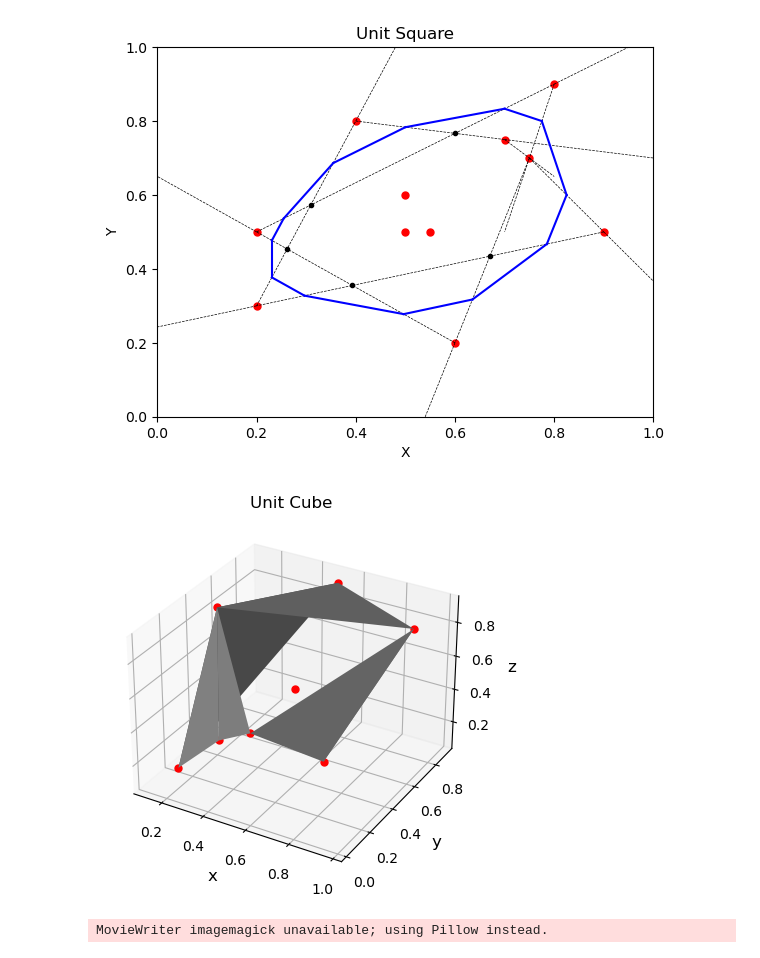
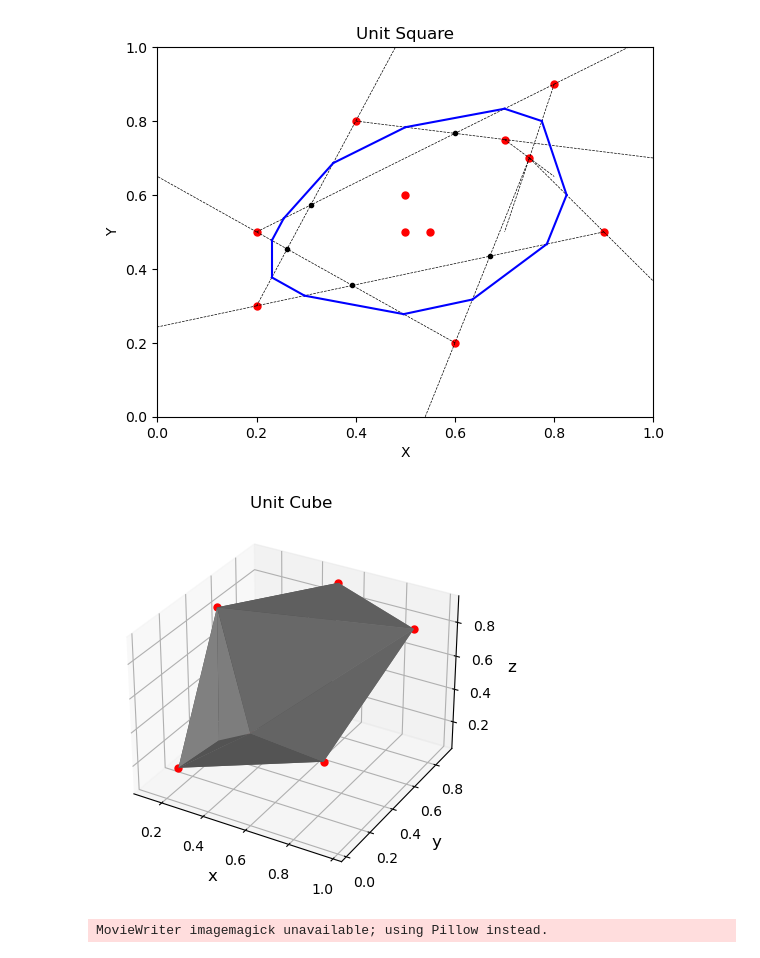
Before and after one commit to kmccoy3/3D-DataReduction-DataVis, a Jupyter notebook: sandbox.ipynb, the cells around one changed output. Saved outputs shown, nothing was run; the diff lists cells and outputs as text; code cells hidden in the pictures.

```diff
--- a/sandbox.ipynb
+++ b/sandbox.ipynb
@@ -269,7 +274,7 @@ plt.savefig('SE.png', dpi=300)
 # %% [output]
 [figure]
 # %%
-class point():
+class Point():
     def __init__(self, x=0, y=0, z=0):
         self.xyz = np.array([x, y, z])
         self.x = x
@@ -294,7 +299,7 @@ class point():
         ax.plot3D(self.x, self.y, self.z, 'o', color=col, ms=size)
 
 
-class line():
+class Line():
     def __init__(self, point1, point2):
         self.point1 = point1
         self.point2 = point2
@@ -335,7 +340,7 @@ class line():
     def midpoint(self):
         p1 = self.point1
         p2 = self.point2
-        return point((p1.x+p2.x)/2, (p1.y+p2.y)/2)
+        return Point((p1.x+p2.x)/2, (p1.y+p2.y)/2)
 
 
 
@@ -348,24 +353,24 @@ def intersect(line1, line2):
 
     s = np.vstack([a1,a2,b1,b2])        # s for stacked
     h = np.hstack((s, np.ones((4, 1)))) # h for homogeneous
-    l1 = np.cross(h[0], h[1])           # get first line
-    l2 = np.cross(h[2], h[3])           # get second line
-    x, y, z = np.cross(l1, l2)          # point of intersection
+    l1 = np.cross(h[0], h[1])           # get first Line
+    l2 = np.cross(h[2], h[3])           # get second Line
+    x, y, z = np.cross(l1, l2)          # Point of intersection
     if z == 0:                          # lines are parallel
         raise ZeroDivisionError("division by zero")
-    return point(x/z, y/z)
+    return Point(x/z, y/z)
 
 
 
-class plane():
+class Plane():
     def __init__(self, point1, point2, point3):
         self.point1 = point1
         self.point2 = point2
         self.point3 = point3
 
-        self.line1 = line(point1, point2)
-        self.line2 = line(point2, point3)
-        self.line3 = line(point3, point1)
+        self.line1 = Line(point1, point2)
+        self.line2 = Line(point2, point3)
+        self.line3 = Line(point3, point1)
 
         self.normal = np.cross(point2.xyz-point1.xyz, point3.xyz-point1.xyz)
 
@@ -417,51 +422,44 @@ class plane():
 
         return lefts
 # %%
+# %matplotlib widget
+
 fig = plt.figure()
 ax = plt.axes(projection ='3d')
 
 rand.seed(3)
 num_points = 11
 points_list = []
 for i in range(num_points):
-    points_list.append(point(rs(), rs(), rs()))
+    points_list.append(Point(rs(), rs(), rs()))
     points_list[i].plot_point(ax, col='r')
 
 
 
 
 planes_list = []
 
 
 for i, j, k in combinations(range(num_points), 3):
 
 
-    test_plane = plane(points_list[i], points_list[j], points_list[k])
+    test_plane = Plane(points_list[i], points_list[j], points_list[k])
 
-    other_points = [x for x in points_list if x!=points_list[i] and x!=points_list[j] and x!=points_list[k]]
+    other_points = [x for x in points_list if (x!=points_list[i] and x!=points_list[j] and x!=points_list[k])]
 
     bools = test_plane.isLeft(other_points)
 
-    if sum(bools) == 0:
+    if sum(bools) == 0 or sum(bools) == num_points-3:
 
         planes_list.append(test_plane)
         test_plane.plot_plane(ax)
 
 
 
 
-# test = plane(points_list[0], points_list[1], points_list[2])
-
-# test.plot_plane(ax)
-# test.plot_normal(ax)
-
-
-# points_list[7].plot_point(ax, col='g')
-# points_list[9].plot_point(ax, col='g')
-
-# test.isLeft(points_list[8])
+plt.savefig('./figures/3D-NW.png', dpi=300)
 # %% [output]
-[figure, old version]
+[figure, new version]
 # %%
 rotate =  lambda angle: ax.view_init(azim=angle)
 
```
Also changed, not shown: parts of 10 cells of this notebook, 12 other files.
